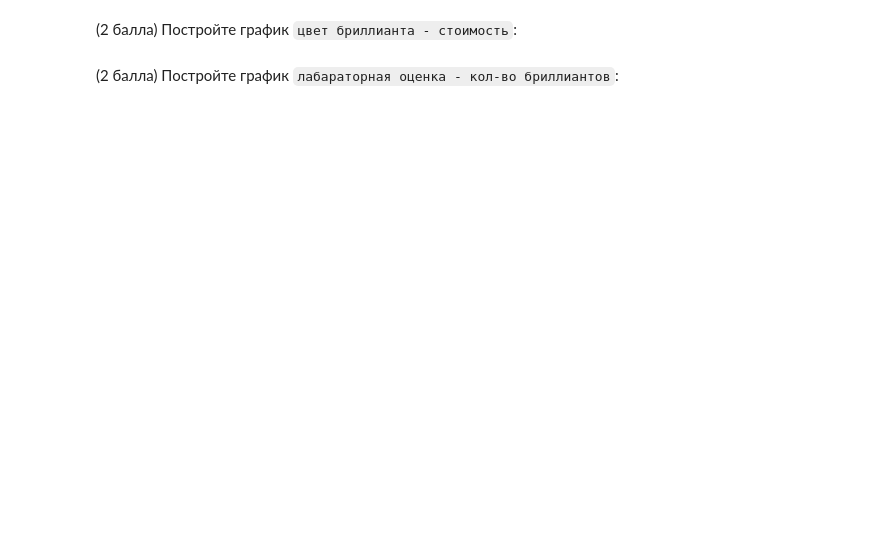
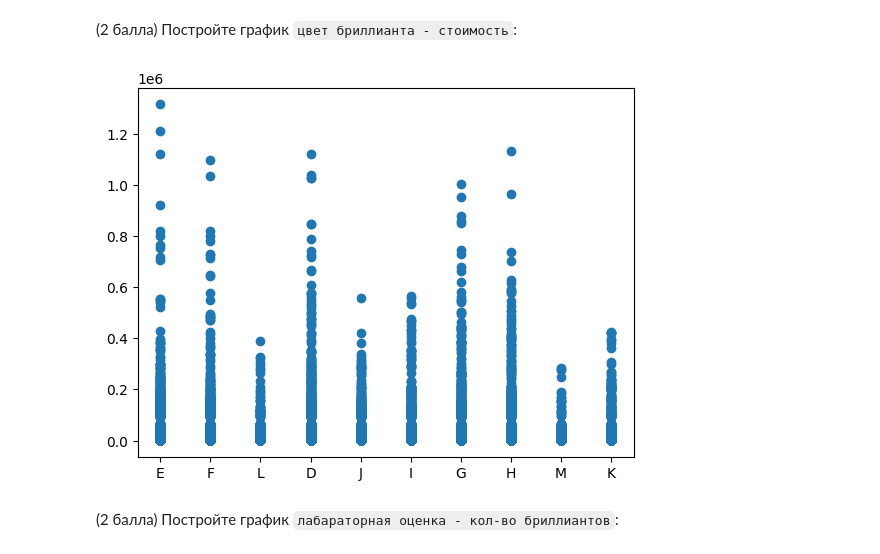
Before and after one commit to mrkustik1985/python, a Jupyter notebook: lab_work.ipynb, the cells around one changed output. Drawn from its saved outputs; the diff is of its cells as text; code cells hidden in the pictures; blank space fills up the shorter version.

```diff
--- a/lab_work.ipynb
+++ b/lab_work.ipynb
@@ -469,3 +493,10 @@ Name: total_sales_price, Length: 219703, dtype: int64
 (2 балла) Постройте график `цвет бриллианта - стоимость`:
+# %%
+diamonds = diamonds[(diamonds['total_sales_price'] != 'unknown') & (diamonds['color'] != 'unknown')]
+s = list(set(diamonds['color'].values.tolist()))
+plt.scatter(diamonds['color'], diamonds['total_sales_price'].values.tolist())
+plt.show()
+# %% [output]
+[figure, added]
 # %% [markdown]
 (2 балла) Постройте график `лабараторная оценка - кол-во бриллиантов`:
```
Also changed, not shown: parts of 4 cells of this notebook.
